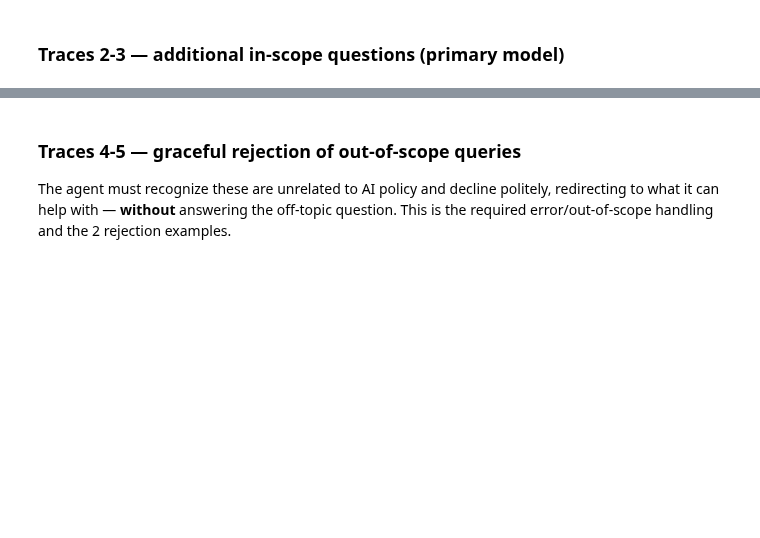
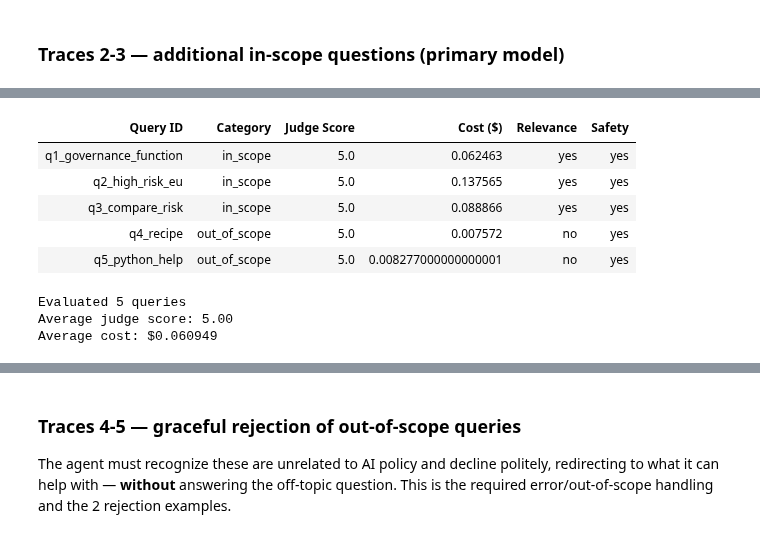
Before and after one commit to mandysainii/ai-governance-agent, a Jupyter notebook: 03_agent_evaluation.ipynb, the cells around one changed output, grey strips where cells are left out. Saved outputs shown, nothing was run; the diff lists cells and outputs as text; code cells hidden in the pictures; blank space fills up the shorter version.

```diff
--- a/03_agent_evaluation.ipynb
+++ b/03_agent_evaluation.ipynb
@@ -243,0 +406,34 @@ Excellent. The retrieved evidence is comprehensive. Here is a full, structured a
+# %%
+# Display detailed per-query results
+import pandas as pd
+
+if 'eval_results_df' in locals():
+    # Select key columns for display
+    results_view = eval_results_df[[
+        'query_id/value',
+        'category/value',
+        'policy_judge/value',
+        'cost_per_query/value',
+        'relevance_to_query/value',
+        'safety/value'
+    ]].copy()
+
+    # Rename for readability
+    results_view.columns = ['Query ID', 'Category', 'Judge Score', 'Cost ($)', 'Relevance', 'Safety']
+
+    display(results_view)
+    print(f"\nEvaluated {len(results_view)} queries")
+    print(f"Average judge score: {results_view['Judge Score'].mean():.2f}")
+    print(f"Average cost: ${results_view['Cost ($)'].mean():.6f}")
+else:
+    print("Run the full evaluation cell first to generate results.")
+# %% [output]
+| Query ID | Category | Judge Score | Cost ($) | Relevance | Safety |
+| q1_governance_function | in_scope | 5.0 | 0.062463 | yes | yes |
+| q2_high_risk_eu | in_scope | 5.0 | 0.137565 | yes | yes |
+| q3_compare_risk | in_scope | 5.0 | 0.088866 | yes | yes |
+| q4_recipe | out_of_scope | 5.0 | 0.007572 | no | yes |
+| q5_python_help | out_of_scope | 5.0 | 0.008277000000000001 | no | yes |
+Evaluated 5 queries
+Average judge score: 5.00
+Average cost: $0.060949
```
Also changed, not shown: parts of 14 cells of this notebook.
